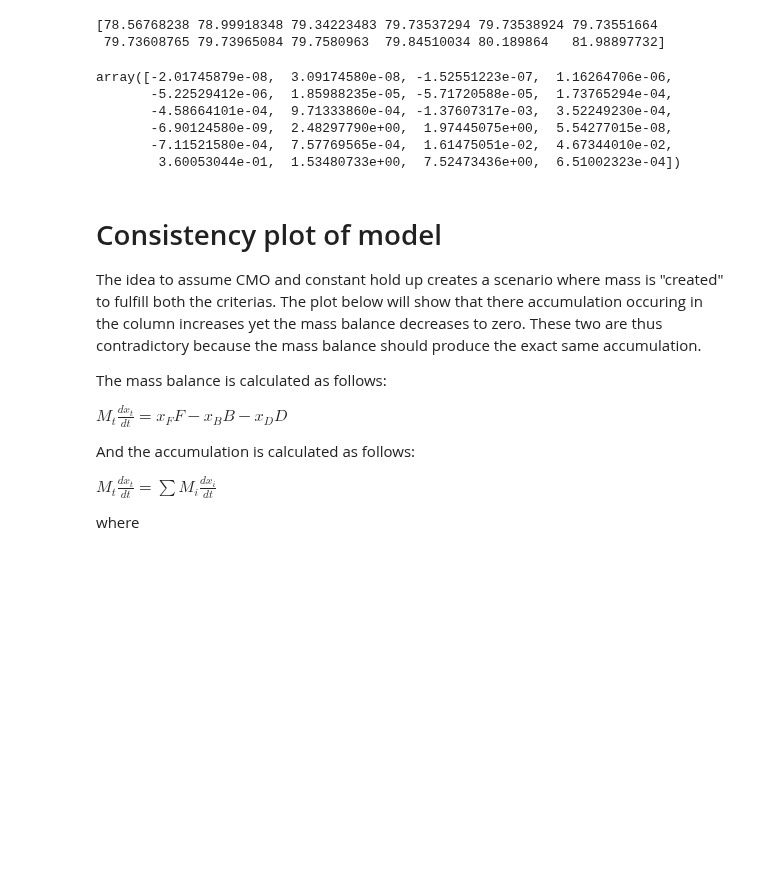
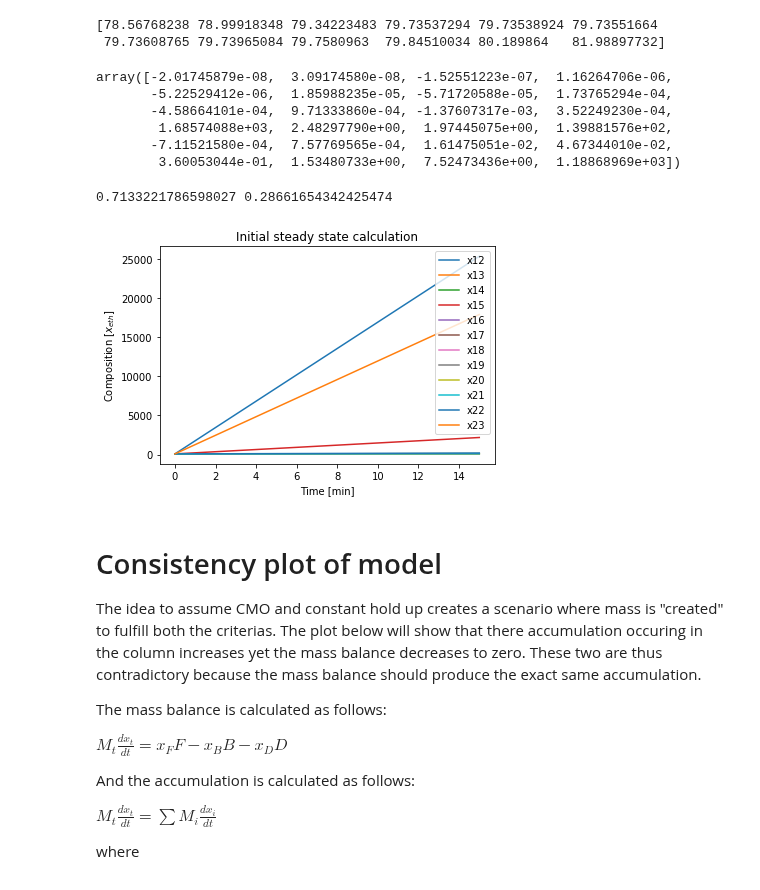
Before and after one commit to albertmitchell3/Distillation_Column, a Jupyter notebook: Basic Distillation Column/Vector_Basic_Distillation Model-Update_Energy.ipynb, the cells around one changed output. Saved outputs shown, nothing was run; the diff lists cells and outputs as text; code cells hidden in the pictures; blank space fills up the shorter version.

```diff
--- a/Basic Distillation Column/Vector_Basic_Distillation Model-Update_Energy.ipynb
+++ b/Basic Distillation Column/Vector_Basic_Distillation Model-Update_Energy.ipynb
@@ -296,7 +296,7 @@ H([0.6,0.7,0.8],[0.432419,0.6,0.7],[400,400,400])
 def cond_duty(M,Tout):
     cp_w = CP.PropsSI('CPMASS','P',101325,'T',298,'Water')
 
-    Qcond = -M*cp_w*(Tout - 25)
+    Qcond = M*cp_w*(Tout - 25)
 
     return Qcond
 # %%
@@ -307,7 +307,7 @@ cond_duty(50,35)
 def rebl_duty(M,Tout):
     cp_w = CP.PropsSI('CPMASS','P',500000,'T',400,'Water')
 
-    Qcond = -M*cp_w*(Tout - 126)
+    Qcond = M*cp_w*(Tout - 126)
 
     return Qcond
 # %%
@@ -366,19 +366,19 @@ def mass_DE(t,var):
     HL,HL1, HL2, HV, HV1, HV2, Hi_F = H(xi,yi,T_fake)
     CPi = Cp(xi)
 
-#     duty_vector = duty(plates,feedplate,cond_duty(15,30),rebl_duty(0.8,60))
-    duty_vector = duty(plates,feedplate,0,0)
+    duty_vector = duty(plates,feedplate,-cond_duty(0.03,28),rebl_duty(0.8,100))
+#     duty_vector = duty(plates,feedplate,0,0)
 
 
 #      Energy balance with coolprops
 
-    additional = np.asarray([-1665.947864,0,0,4.39515094,0,0,0,0,0,0,0,672.7897017])
+#     additional = np.asarray([-1665.947864,0,0,4.39515094,0,0,0,0,0,0,0,672.7897017])
 
-    dTdt = 1/(holdup_vec*CPi)*( V*(HV1 - HV2) + flow1*HL1 - flow2*HL2 + feed1*HL - feed2*HL ) + additional
+#     dTdt = 1/(holdup_vec*CPi)*( V*(HV1 - HV2) + flow1*HL1 - flow2*HL2 + feed1*HL - feed2*HL ) + additional
 
 
 
-    #dTdt = 1/(holdup_vec*CPi)*( V*(HV1 - HV2) + flow1*HL1 - flow2*HL2 + feed1*HL - feed2*HL + F*Hi_F + duty_vector )
+    dTdt = 1/(holdup_vec*CPi)*( V*(HV1 - HV2) + flow1*HL1 - flow2*HL2 + feed1*HL - feed2*HL + F*Hi_F + duty_vector )
 
 #     dTdt = np.zeros(len(Ti))  # Unhash this to just use mass balance
 
@@ -447,9 +447,9 @@ mass_DE(0,init)
 array([-2.01745879e-08,  3.09174580e-08, -1.52551223e-07,  1.16264706e-06,
        -5.22529412e-06,  1.85988235e-05, -5.71720588e-05,  1.73765294e-04,
        -4.58664101e-04,  9.71333860e-04, -1.37607317e-03,  3.52249230e-04,
-       -6.90124580e-09,  2.48297790e+00,  1.97445075e+00,  5.54277015e-08,
+        1.68574088e+03,  2.48297790e+00,  1.97445075e+00,  1.39881576e+02,
        -7.11521580e-04,  7.57769565e-04,  1.61475051e-02,  4.67344010e-02,
-        3.60053044e-01,  1.53480733e+00,  7.52473436e+00,  6.51002323e-04])
+        3.60053044e-01,  1.53480733e+00,  7.52473436e+00,  1.18868969e+03])
 # %%
 # %%debug
 tspan = (0,15)
@@ -460,15 +460,18 @@ x = initial_run.y
 # %%
 plt.figure(1)
 plt.title("Initial steady state calculation")
 
-for i in range(0,12) :
-    plt.plot(t,initial_run.y[i], label="x{}".format(i))
+for i in range(12,24) :
+    plt.plot(t,initial_run.y[i]-273, label="x{}".format(i))
 
 plt.xlabel("Time [min]")
 plt.ylabel("Composition [$x_{eth}$]")
 plt.legend(loc = "upper right")
 plt.savefig("Basic_distillation_column_V3.svg")
 print(initial_run.y[0,-1],initial_run.y[11,-1])
+# %% [output]
+0.7133221786598027 0.28661654342425474
+[figure, added]
 # %% [markdown]
 # Consistency plot of model
 
```
Also changed, not shown: 1 other file.
